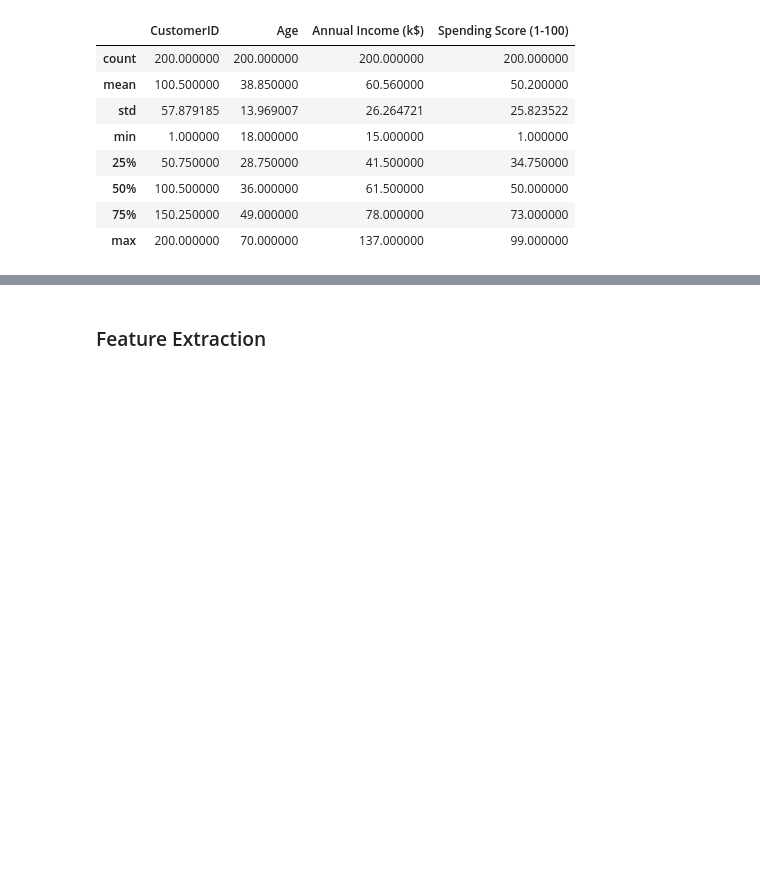
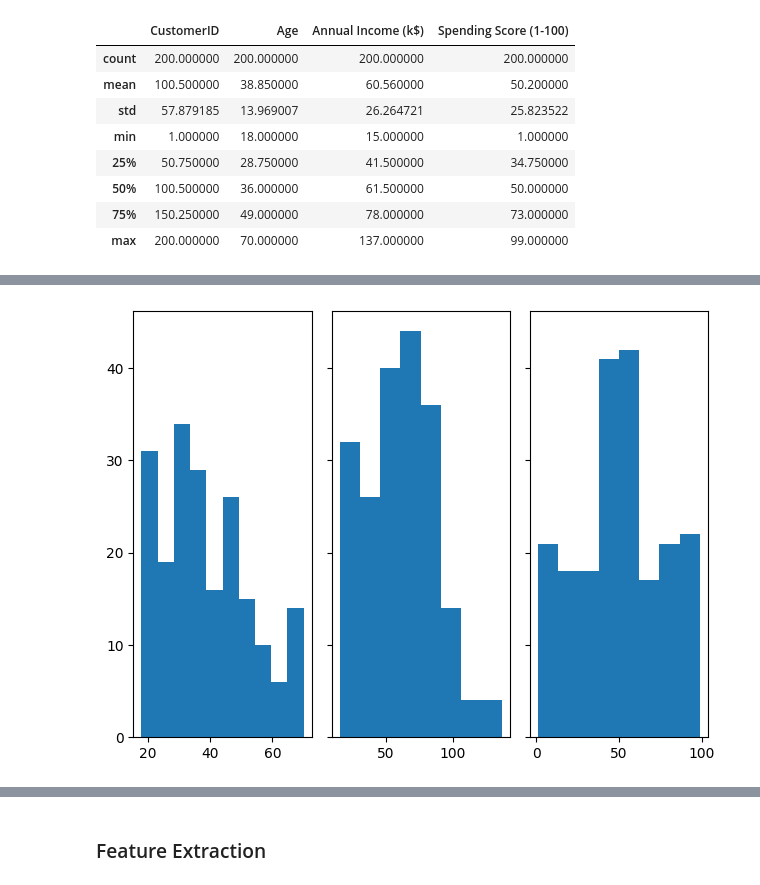
Before and after one commit to pb319/Segment-Stream, a Jupyter notebook: CustSegment.ipynb, the cells around one changed output, grey strips where cells are left out. Cells and saved outputs as stored; diff of their text form; code cells hidden in the pictures; blank space fills up the shorter version.

```diff
--- a/CustSegment.ipynb
+++ b/CustSegment.ipynb
@@ -73,0 +137,16 @@ customer_data.describe()
+# %%
+# Generate two normal distributions
+dist1 = customer_data["Age"]
+dist2 = customer_data["Annual Income (k$)"]
+dist3 = customer_data["Spending Score (1-100)"]
+
+fig, axs = plt.subplots(1, 3, sharey=True, tight_layout=True)
+
+# We can set the number of bins with the *bins* keyword argument.
+axs[0].hist(dist1, bins=10)
+axs[1].hist(dist2, bins=8)
+axs[2].hist(dist3, bins=8)
+
+plt.show()
+# %% [output]
+[figure, added]
```
Also changed, not shown: parts of 15 cells of this notebook.
